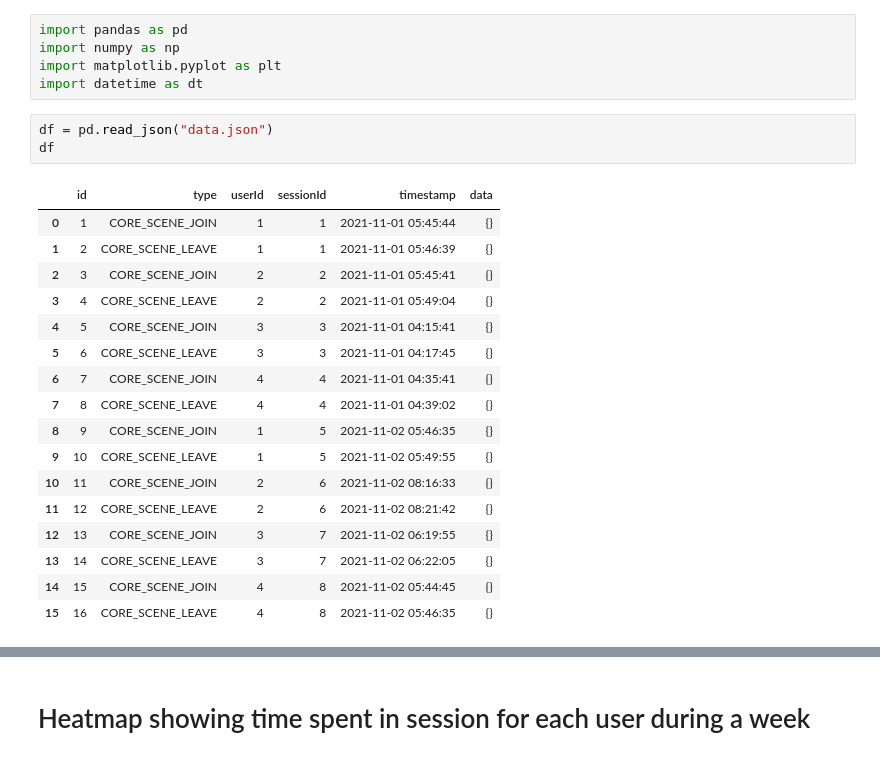
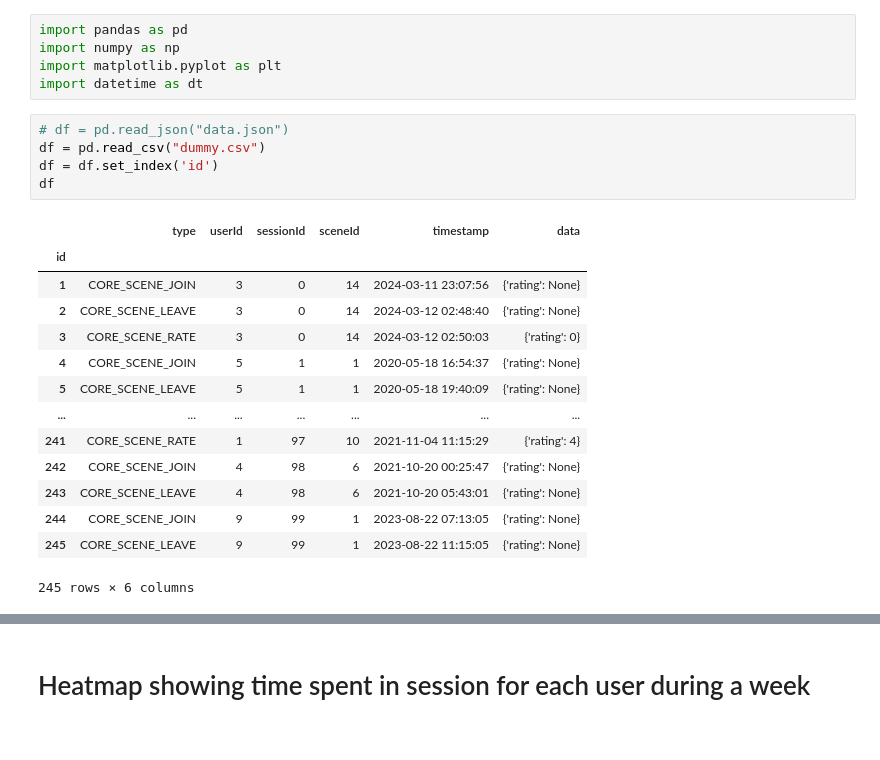
Before and after one commit to donutboy929/tictactAI, a Jupyter notebook: jupyter/visualise-a28-metrics/visualiser.ipynb, the cells around one changed output, grey strips where cells are left out. Cells and saved outputs as stored; diff of their text form.

```diff
--- a/jupyter/visualise-a28-metrics/visualiser.ipynb
+++ b/jupyter/visualise-a28-metrics/visualiser.ipynb
@@ -6,26 +6,25 @@ import numpy as np
 import matplotlib.pyplot as plt
 import datetime as dt
 # %%
-df = pd.read_json("data.json")
+# df = pd.read_json("data.json")
+df = pd.read_csv("dummy.csv")
+df = df.set_index('id')
 df
 # %% [output]
-|  | id | type | userId | sessionId | timestamp | data |
-| 0 | 1 | CORE_SCENE_JOIN | 1 | 1 | 2021-11-01 05:45:44 | {} |
-| 1 | 2 | CORE_SCENE_LEAVE | 1 | 1 | 2021-11-01 05:46:39 | {} |
-| 2 | 3 | CORE_SCENE_JOIN | 2 | 2 | 2021-11-01 05:45:41 | {} |
-| 3 | 4 | CORE_SCENE_LEAVE | 2 | 2 | 2021-11-01 05:49:04 | {} |
-| 4 | 5 | CORE_SCENE_JOIN | 3 | 3 | 2021-11-01 04:15:41 | {} |
-| 5 | 6 | CORE_SCENE_LEAVE | 3 | 3 | 2021-11-01 04:17:45 | {} |
-| 6 | 7 | CORE_SCENE_JOIN | 4 | 4 | 2021-11-01 04:35:41 | {} |
-| 7 | 8 | CORE_SCENE_LEAVE | 4 | 4 | 2021-11-01 04:39:02 | {} |
-| 8 | 9 | CORE_SCENE_JOIN | 1 | 5 | 2021-11-02 05:46:35 | {} |
-| 9 | 10 | CORE_SCENE_LEAVE | 1 | 5 | 2021-11-02 05:49:55 | {} |
-| 10 | 11 | CORE_SCENE_JOIN | 2 | 6 | 2021-11-02 08:16:33 | {} |
-| 11 | 12 | CORE_SCENE_LEAVE | 2 | 6 | 2021-11-02 08:21:42 | {} |
-| 12 | 13 | CORE_SCENE_JOIN | 3 | 7 | 2021-11-02 06:19:55 | {} |
-| 13 | 14 | CORE_SCENE_LEAVE | 3 | 7 | 2021-11-02 06:22:05 | {} |
-| 14 | 15 | CORE_SCENE_JOIN | 4 | 8 | 2021-11-02 05:44:45 | {} |
-| 15 | 16 | CORE_SCENE_LEAVE | 4 | 8 | 2021-11-02 05:46:35 | {} |
+|  | type | userId | sessionId | sceneId | timestamp | data |
+| id |  |  |  |  |  |  |
+| 1 | CORE_SCENE_JOIN | 3 | 0 | 14 | 2024-03-11 23:07:56 | {'rating': None} |
+| 2 | CORE_SCENE_LEAVE | 3 | 0 | 14 | 2024-03-12 02:48:40 | {'rating': None} |
+| 3 | CORE_SCENE_RATE | 3 | 0 | 14 | 2024-03-12 02:50:03 | {'rating': 0} |
+| 4 | CORE_SCENE_JOIN | 5 | 1 | 1 | 2020-05-18 16:54:37 | {'rating': None} |
+| 5 | CORE_SCENE_LEAVE | 5 | 1 | 1 | 2020-05-18 19:40:09 | {'rating': None} |
+| ... | ... | ... | ... | ... | ... | ... |
+| 241 | CORE_SCENE_RATE | 1 | 97 | 10 | 2021-11-04 11:15:29 | {'rating': 4} |
+| 242 | CORE_SCENE_JOIN | 4 | 98 | 6 | 2021-10-20 00:25:47 | {'rating': None} |
+| 243 | CORE_SCENE_LEAVE | 4 | 98 | 6 | 2021-10-20 05:43:01 | {'rating': None} |
+| 244 | CORE_SCENE_JOIN | 9 | 99 | 1 | 2023-08-22 07:13:05 | {'rating': None} |
+| 245 | CORE_SCENE_LEAVE | 9 | 99 | 1 | 2023-08-22 11:15:05 | {'rating': None} |
+245 rows × 6 columns
 # %%
 import calendar
 
```
Also changed, not shown: parts of 19 cells of this notebook, 2 other files.
